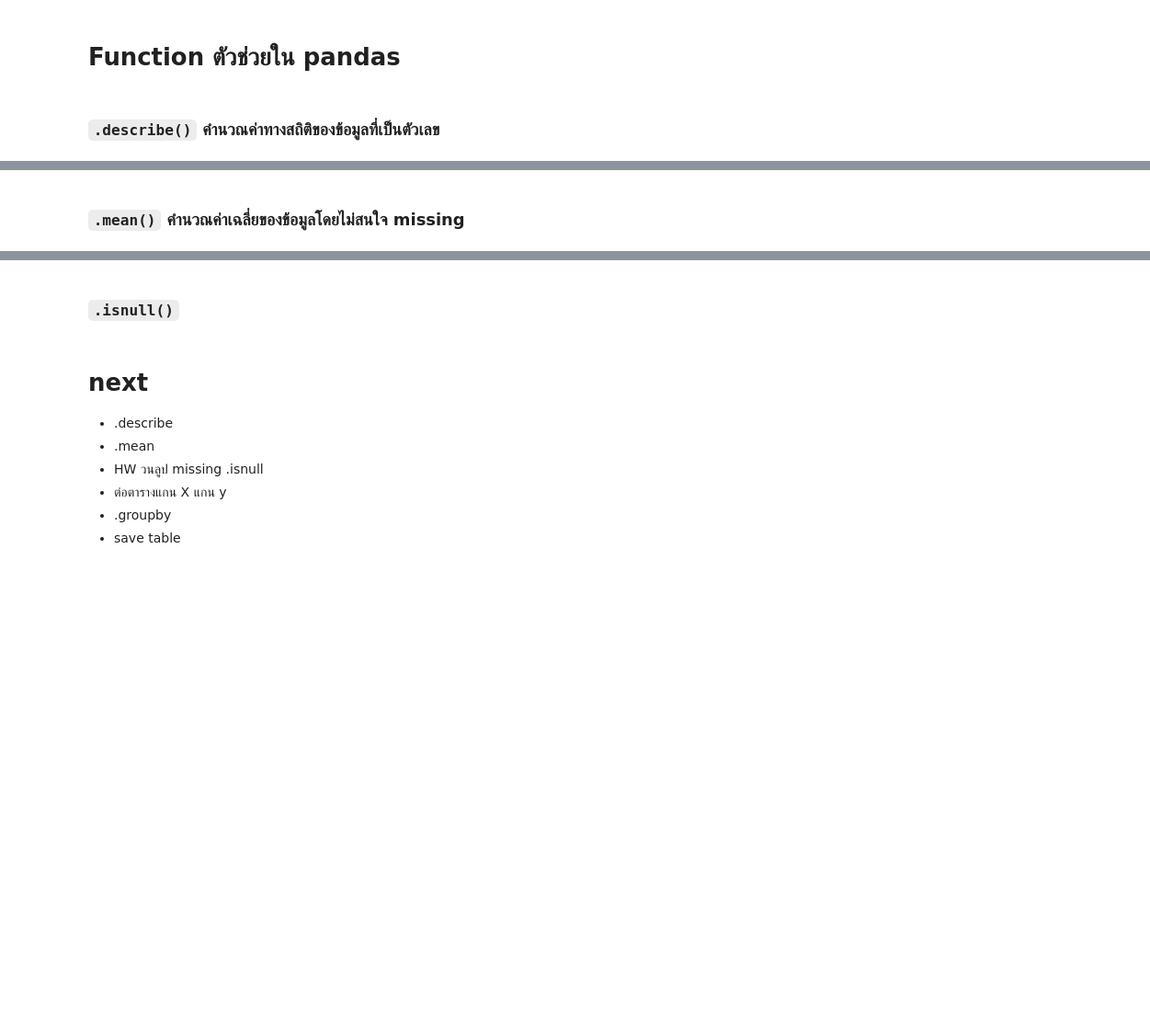
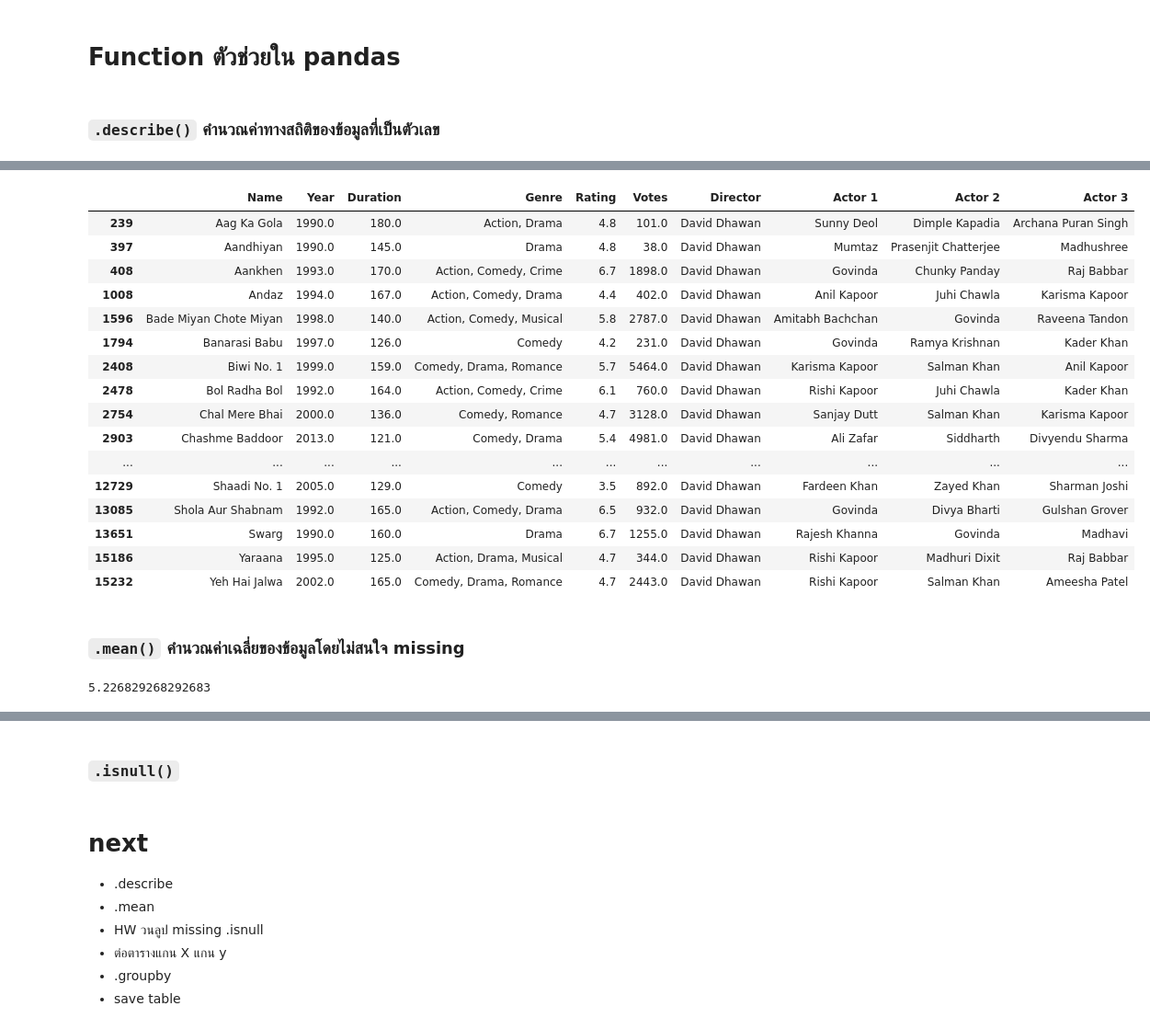
Before and after one commit to Pornwalaifoxall/python_dataviz2024, a Jupyter notebook: Pandas_101.ipynb, the cells around one changed output, grey strips where cells are left out. Shown at 92% size. Saved outputs shown, nothing was run; the diff lists cells and outputs as text; code cells hidden in the pictures; blank space fills up the shorter version.

Commit message:
India movie

````diff
--- a/Pandas_101.ipynb
+++ b/Pandas_101.ipynb
@@ -686,0 +707,11 @@ data_covid[TF].head()
+# %%
+movie_df = movie_df.dropna()
+# %%
+# prompt: จัดการให้ columns year กับ columns Duration เหลือแค่ตัวเลข
+
+# จัดการให้ columns year เหลือแค่ตัวเลข
+movie_df['Year'] = movie_df['Year'].astype(str).str.extract('(\d+)').astype(float)
+
+# จัดการให้ columns Duration เหลือแค่ตัวเลข
+movie_df['Duration'] = movie_df['Duration'].astype(str).str.extract('(\d+)').astype(float)
+movie_df.head()
@@ -686,0 +725,3 @@ data_covid[TF].head()
+# %%
+movie_df['Year'] = movie_df['Year'].astype(str).str.extract('(\d+)').astype(float)
+movie_df
@@ -692,0 +758,9 @@ data_covid.describe()
+# %%
+# prompt: ต้องการใช้ .describe() เพื่อคำนวณ columns ทั้งหมด
+# รวมถึง columns Vote ด้วย
+
+# แปลงคอลัมน์ 'Votes' เป็นตัวเลข
+movie_df['Votes'] = movie_df['Votes'].str.replace(',', '').astype(float)
+
+# ใช้ .describe() เพื่อคำนวณค่าทางสถิติของคอลัมน์ทั้งหมด
+movie_df.describe(include='all')
@@ -693,2 +780,34 @@ data_covid.describe()
+# %%
+# prompt: สร้างตารางของผู้กำกับที่มีหนังเยอะที่สุด นำข้อมูลทั้งหมดมาด้วย
+
+# นับจำนวนหนังของผู้กำกับแต่ละคน
+director_counts = movie_df['Director'].value_counts()
+
+# หาผู้กำกับที่มีหนังเยอะที่สุด
+most_prolific_director = director_counts.index[0]
+
+# สร้างตารางของผู้กำกับที่มีหนังเยอะที่สุด
+most_prolific_director_df = movie_df[movie_df['Director'] == most_prolific_director]
+
+# แสดงตาราง
+most_prolific_director_df
+# %% [output]
+|  | Name | Year | Duration | Genre | Rating | Votes | Director | Actor 1 | Actor 2 | Actor 3 |
+| 239 | Aag Ka Gola | 1990.0 | 180.0 | Action, Drama | 4.8 | 101.0 | David Dhawan | Sunny Deol | Dimple Kapadia | Archana Puran Singh |
+| 397 | Aandhiyan | 1990.0 | 145.0 | Drama | 4.8 | 38.0 | David Dhawan | Mumtaz | Prasenjit Chatterjee | Madhushree |
+| 408 | Aankhen | 1993.0 | 170.0 | Action, Comedy, Crime | 6.7 | 1898.0 | David Dhawan | Govinda | Chunky Panday | Raj Babbar |
+| 1008 | Andaz | 1994.0 | 167.0 | Action, Comedy, Drama | 4.4 | 402.0 | David Dhawan | Anil Kapoor | Juhi Chawla | Karisma Kapoor |
+| 1596 | Bade Miyan Chote Miyan | 1998.0 | 140.0 | Action, Comedy, Musical | 5.8 | 2787.0 | David Dhawan | Amitabh Bachchan | Govinda | Raveena Tandon |
+| 1794 | Banarasi Babu | 1997.0 | 126.0 | Comedy | 4.2 | 231.0 | David Dhawan | Govinda | Ramya Krishnan | Kader Khan |
+| 2408 | Biwi No. 1 | 1999.0 | 159.0 | Comedy, Drama, Romance | 5.7 | 5464.0 | David Dhawan | Karisma Kapoor | Salman Khan | Anil Kapoor |
+| 2478 | Bol Radha Bol | 1992.0 | 164.0 | Action, Comedy, Crime | 6.1 | 760.0 | David Dhawan | Rishi Kapoor | Juhi Chawla | Kader Khan |
+| 2754 | Chal Mere Bhai | 2000.0 | 136.0 | Comedy, Romance | 4.7 | 3128.0 | David Dhawan | Sanjay Dutt | Salman Khan | Karisma Kapoor |
+| 2903 | Chashme Baddoor | 2013.0 | 121.0 | Comedy, Drama | 5.4 | 4981.0 | David Dhawan | Ali Zafar | Siddharth | Divyendu Sharma |
+| ... | ... | ... | ... | ... | ... | ... | ... | ... | ... | ... |
+| 12729 | Shaadi No. 1 | 2005.0 | 129.0 | Comedy | 3.5 | 892.0 | David Dhawan | Fardeen Khan | Zayed Khan | Sharman Joshi |
+| 13085 | Shola Aur Shabnam | 1992.0 | 165.0 | Action, Comedy, Drama | 6.5 | 932.0 | David Dhawan | Govinda | Divya Bharti | Gulshan Grover |
+| 13651 | Swarg | 1990.0 | 160.0 | Drama | 6.7 | 1255.0 | David Dhawan | Rajesh Khanna | Govinda | Madhavi |
+| 15186 | Yaraana | 1995.0 | 125.0 | Action, Drama, Musical | 4.7 | 344.0 | David Dhawan | Rishi Kapoor | Madhuri Dixit | Raj Babbar |
+| 15232 | Yeh Hai Jalwa | 2002.0 | 165.0 | Comedy, Drama, Romance | 4.7 | 2443.0 | David Dhawan | Rishi Kapoor | Salman Khan | Ameesha Patel |
 # %% [markdown]
 ### ```.mean()``` คำนวณค่าเฉลี่ยของข้อมูลโดยไม่สนใจ missing
@@ -696,0 +814,4 @@ data_covid[data_covid['sex']=='ชาย']['age'].mean()
+# %%
+movie_df[movie_df['Director'] == most_prolific_director]['Rating'].mean()
+# %% [output]
+5.226829268292683
````
Also changed, not shown: parts of 17 cells of this notebook.
